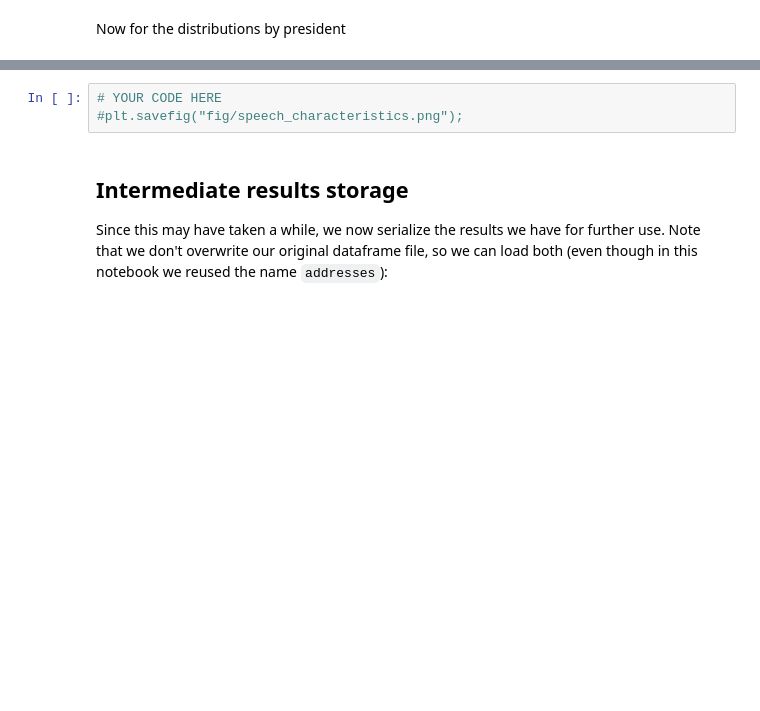
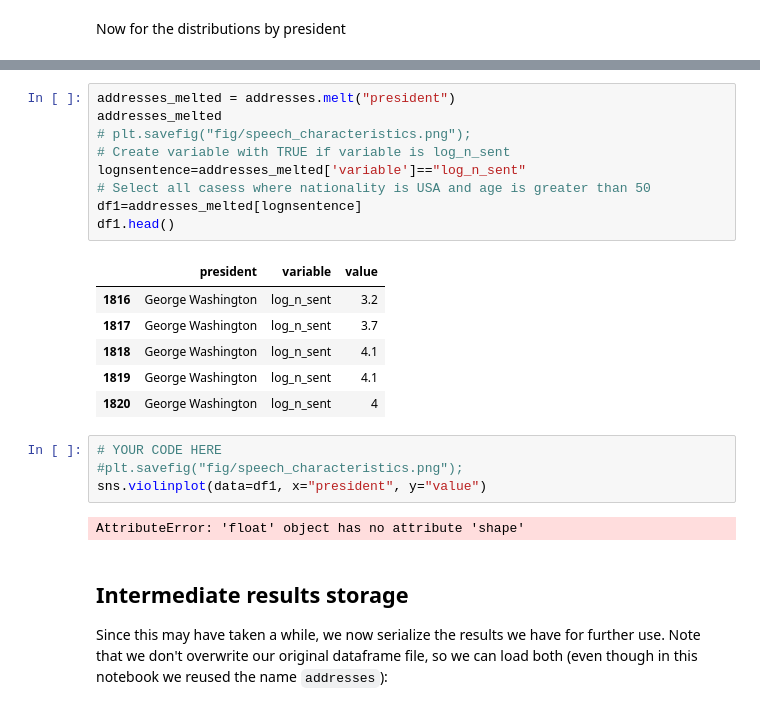
Before and after one commit to junemore/stat-159-data-science-, a Jupyter notebook: state_of_the_union_analysis-p2.ipynb, the cells around one changed output, grey strips where cells are left out. Cells and saved outputs as stored; diff of their text form; blank space fills up the shorter version.

Commit message:
almost finish p2, but do there are error in violionplot

```diff
--- a/state_of_the_union_analysis-p2.ipynb
+++ b/state_of_the_union_analysis-p2.ipynb
@@ -168,6 +211,25 @@ Now for the distributions by president
+# %%
+addresses_melted = addresses.melt("president")
+addresses_melted
+# plt.savefig("fig/speech_characteristics.png");
+# Create variable with TRUE if variable is log_n_sent
+lognsentence=addresses_melted['variable']=="log_n_sent"
+# Select all casess where nationality is USA and age is greater than 50
+df1=addresses_melted[lognsentence]
+df1.head()
+# %% [output]
+|  | president | variable | value |
+| 1816 | George Washington | log_n_sent | 3.2 |
+| 1817 | George Washington | log_n_sent | 3.7 |
+| 1818 | George Washington | log_n_sent | 4.1 |
+| 1819 | George Washington | log_n_sent | 4.1 |
+| 1820 | George Washington | log_n_sent | 4 |
 # %%
 # YOUR CODE HERE
 #plt.savefig("fig/speech_characteristics.png");
+sns.violinplot(data=df1, x="president", y="value")
+# %% [output]
+AttributeError: 'float' object has no attribute 'shape'
 # %% [markdown]
 ## Intermediate results storage
 
```
Also changed, not shown: parts of 2 cells of this notebook.
